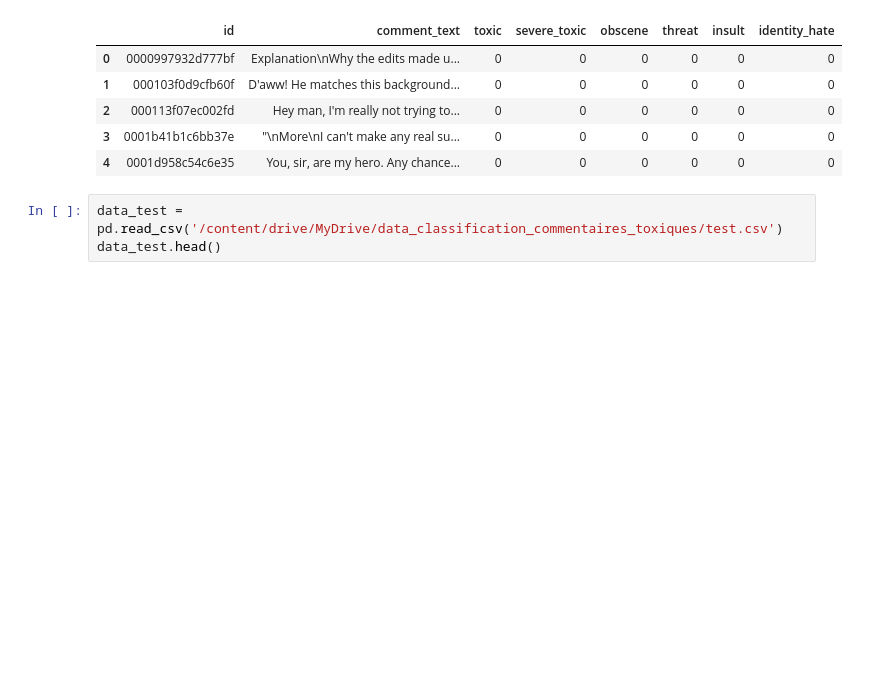
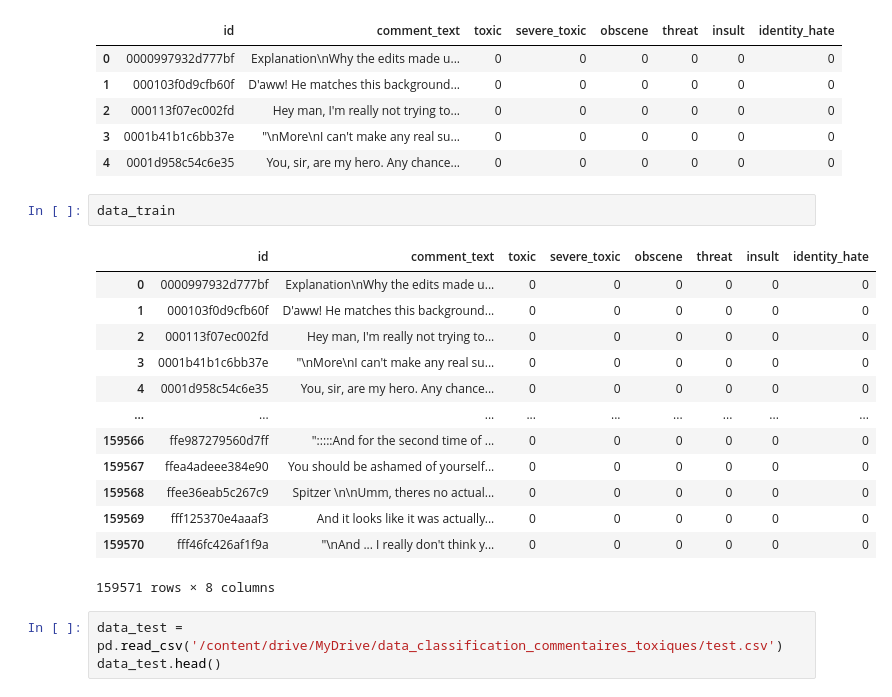
Before and after one commit to GatienVilain/Toxic-Comment-classification, a Jupyter notebook: Classification_commentaires_toxiques.ipynb, the cells around one changed output. Saved outputs shown, nothing was run; the diff lists cells and outputs as text; blank space fills up the shorter version.

```diff
--- a/Classification_commentaires_toxiques.ipynb
+++ b/Classification_commentaires_toxiques.ipynb
@@ -36,6 +36,22 @@ data_train.head()
 | 2 | 000113f07ec002fd | Hey man, I'm really not trying to... | 0 | 0 | 0 | 0 | 0 | 0 |
 | 3 | 0001b41b1c6bb37e | "\nMore\nI can't make any real su... | 0 | 0 | 0 | 0 | 0 | 0 |
 | 4 | 0001d958c54c6e35 | You, sir, are my hero. Any chance... | 0 | 0 | 0 | 0 | 0 | 0 |
+# %%
+data_train
+# %% [output]
+|  | id | comment_text | toxic | severe_toxic | obscene | threat | insult | identity_hate |
+| 0 | 0000997932d777bf | Explanation\nWhy the edits made u... | 0 | 0 | 0 | 0 | 0 | 0 |
+| 1 | 000103f0d9cfb60f | D'aww! He matches this background... | 0 | 0 | 0 | 0 | 0 | 0 |
+| 2 | 000113f07ec002fd | Hey man, I'm really not trying to... | 0 | 0 | 0 | 0 | 0 | 0 |
+| 3 | 0001b41b1c6bb37e | "\nMore\nI can't make any real su... | 0 | 0 | 0 | 0 | 0 | 0 |
+| 4 | 0001d958c54c6e35 | You, sir, are my hero. Any chance... | 0 | 0 | 0 | 0 | 0 | 0 |
+| ... | ... | ... | ... | ... | ... | ... | ... | ... |
+| 159566 | ffe987279560d7ff | ":::::And for the second time of ... | 0 | 0 | 0 | 0 | 0 | 0 |
+| 159567 | ffea4adeee384e90 | You should be ashamed of yourself... | 0 | 0 | 0 | 0 | 0 | 0 |
+| 159568 | ffee36eab5c267c9 | Spitzer \n\nUmm, theres no actual... | 0 | 0 | 0 | 0 | 0 | 0 |
+| 159569 | fff125370e4aaaf3 | And it looks like it was actually... | 0 | 0 | 0 | 0 | 0 | 0 |
+| 159570 | fff46fc426af1f9a | "\nAnd ... I really don't think y... | 0 | 0 | 0 | 0 | 0 | 0 |
+159571 rows × 8 columns
 # %%
 data_test = pd.read_csv('/content/drive/MyDrive/data_classification_commentaires_toxiques/test.csv')
 data_test.head()
```
Also changed, not shown: parts of 42 cells of this notebook.
